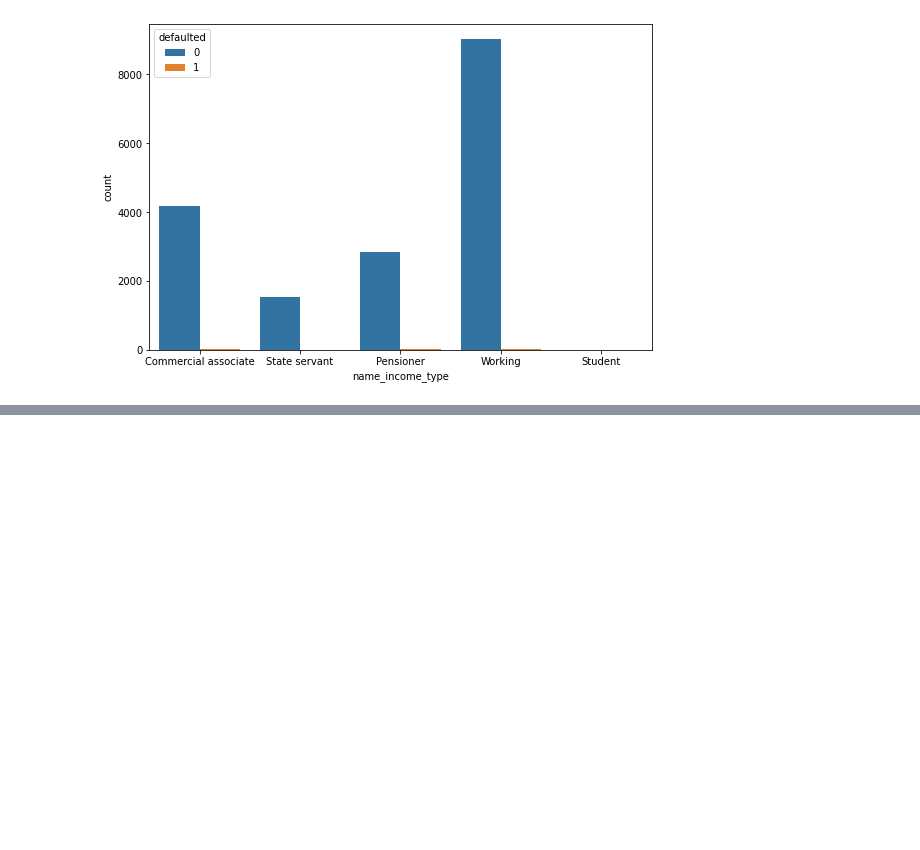
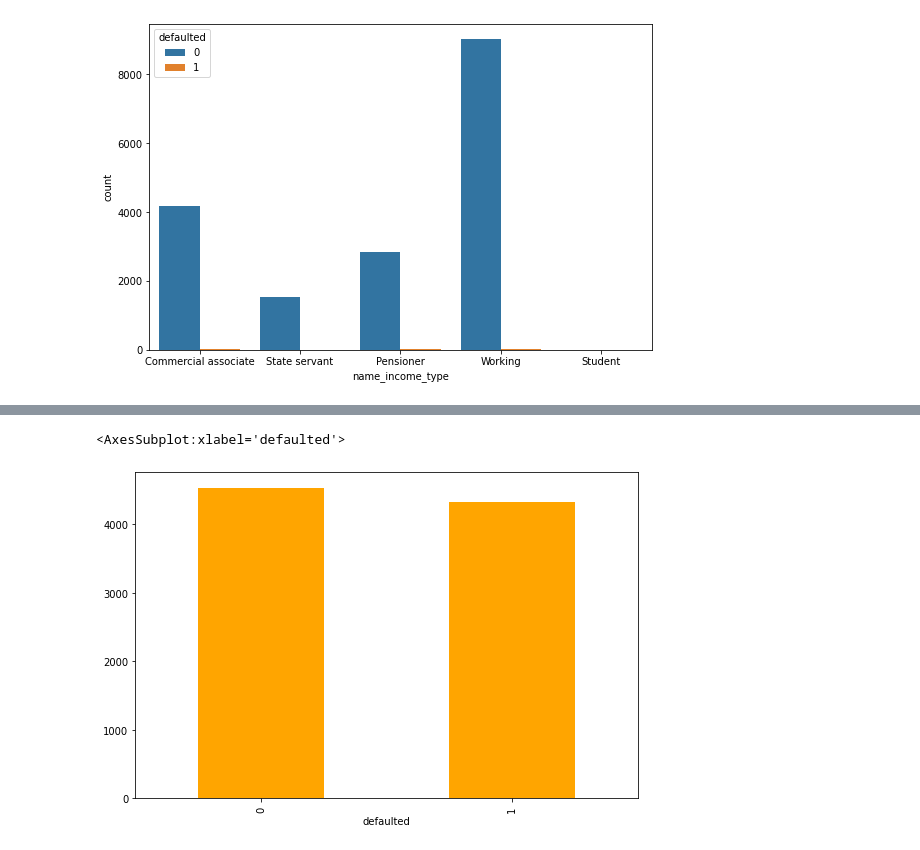
Before and after one commit to credit-risk-management-predictor/credit-risk-management-predictor, a Jupyter notebook: Bibek-explore-v2.ipynb, the cells around one changed output, grey strips where cells are left out. Drawn from its saved outputs; the diff is of its cells as text; code cells hidden in the pictures; blank space fills up the shorter version.

```diff
--- a/Bibek-explore-v2.ipynb
+++ b/Bibek-explore-v2.ipynb
@@ -250,0 +350,6 @@ sns.countplot(train.name_income_type, hue = train.defaulted)
+# %%
+# lets plot a barchart of the average number of days employed by those who default and those who dont
+train.groupby('defaulted').days_employed.mean().plot(kind = 'bar', color = 'orange')
+# %% [output]
+<AxesSubplot:xlabel='defaulted'>
+[figure, added]
```
Also changed, not shown: parts of 14 cells of this notebook.
